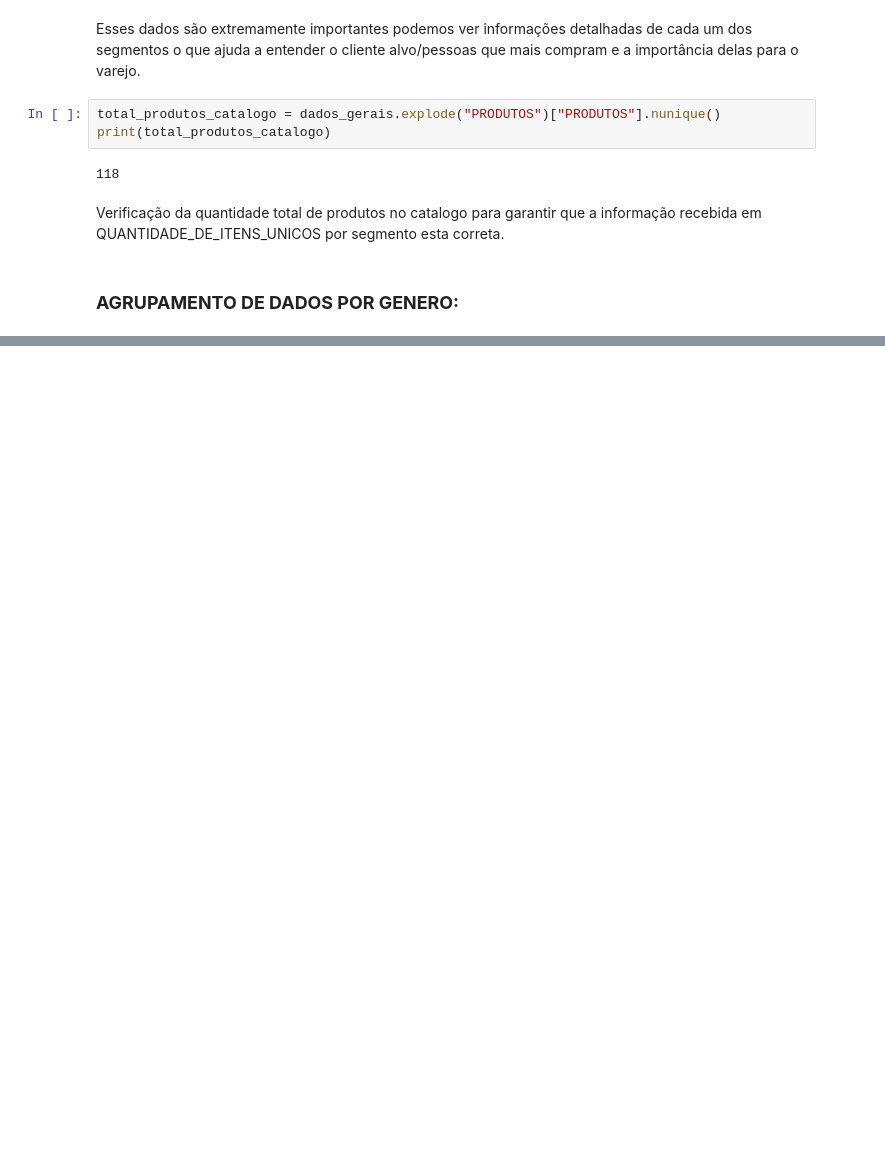
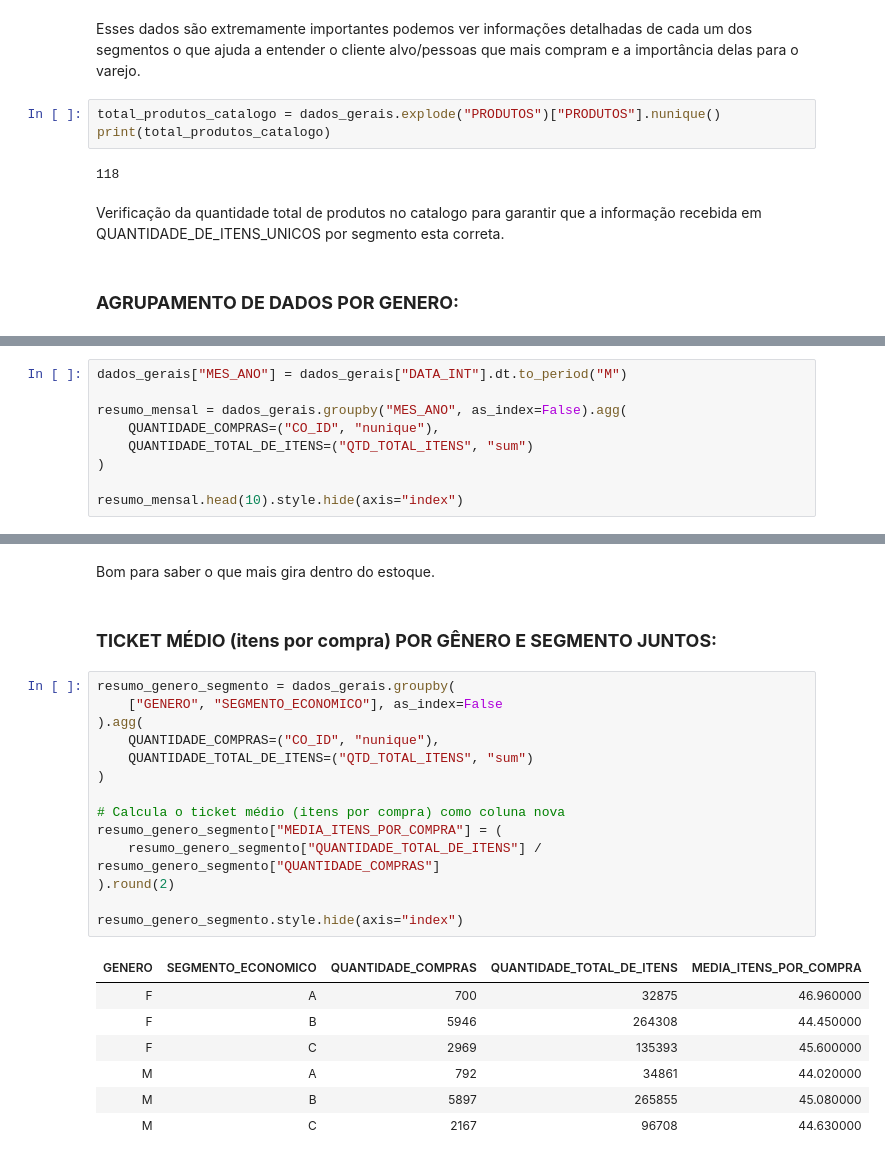
Before and after one commit to KrathK9722/Analise-de-Dados-Python-Projeto-Avaliativo-M1W07, a Jupyter notebook: Analise_Google_COLAB.ipynb, the cells around one changed output, grey strips where cells are left out. Drawn from its saved outputs; the diff is of its cells as text; blank space fills up the shorter version.

```diff
--- a/Analise_Google_COLAB.ipynb
+++ b/Analise_Google_COLAB.ipynb
@@ -483,0 +525,9 @@ dados_genero.style.hide(axis="index")
+# %%
+dados_gerais["MES_ANO"] = dados_gerais["DATA_INT"].dt.to_period("M")
+
+resumo_mensal = dados_gerais.groupby("MES_ANO", as_index=False).agg(
+    QUANTIDADE_COMPRAS=("CO_ID", "nunique"),
+    QUANTIDADE_TOTAL_DE_ITENS=("QTD_TOTAL_ITENS", "sum")
+)
+
+resumo_mensal.head(10).style.hide(axis="index")
@@ -483,0 +570,26 @@ dados_genero.style.hide(axis="index")
+# %% [markdown]
+Bom para saber o que mais gira dentro do estoque.
+# %% [markdown]
+### **TICKET MÉDIO (itens por compra) POR GÊNERO E SEGMENTO JUNTOS:**
+# %%
+resumo_genero_segmento = dados_gerais.groupby(
+    ["GENERO", "SEGMENTO_ECONOMICO"], as_index=False
+).agg(
+    QUANTIDADE_COMPRAS=("CO_ID", "nunique"),
+    QUANTIDADE_TOTAL_DE_ITENS=("QTD_TOTAL_ITENS", "sum")
+)
+
+# Calcula o ticket médio (itens por compra) como coluna nova
+resumo_genero_segmento["MEDIA_ITENS_POR_COMPRA"] = (
+    resumo_genero_segmento["QUANTIDADE_TOTAL_DE_ITENS"] / resumo_genero_segmento["QUANTIDADE_COMPRAS"]
+).round(2)
+
+resumo_genero_segmento.style.hide(axis="index")
+# %% [output]
+| GENERO | SEGMENTO_ECONOMICO | QUANTIDADE_COMPRAS | QUANTIDADE_TOTAL_DE_ITENS | MEDIA_ITENS_POR_COMPRA |
+| F | A | 700 | 32875 | 46.960000 |
+| F | B | 5946 | 264308 | 44.450000 |
+| F | C | 2969 | 135393 | 45.600000 |
+| M | A | 792 | 34861 | 44.020000 |
+| M | B | 5897 | 265855 | 45.080000 |
+| M | C | 2167 | 96708 | 44.630000 |
```
Also changed, not shown: parts of 17 cells of this notebook.
